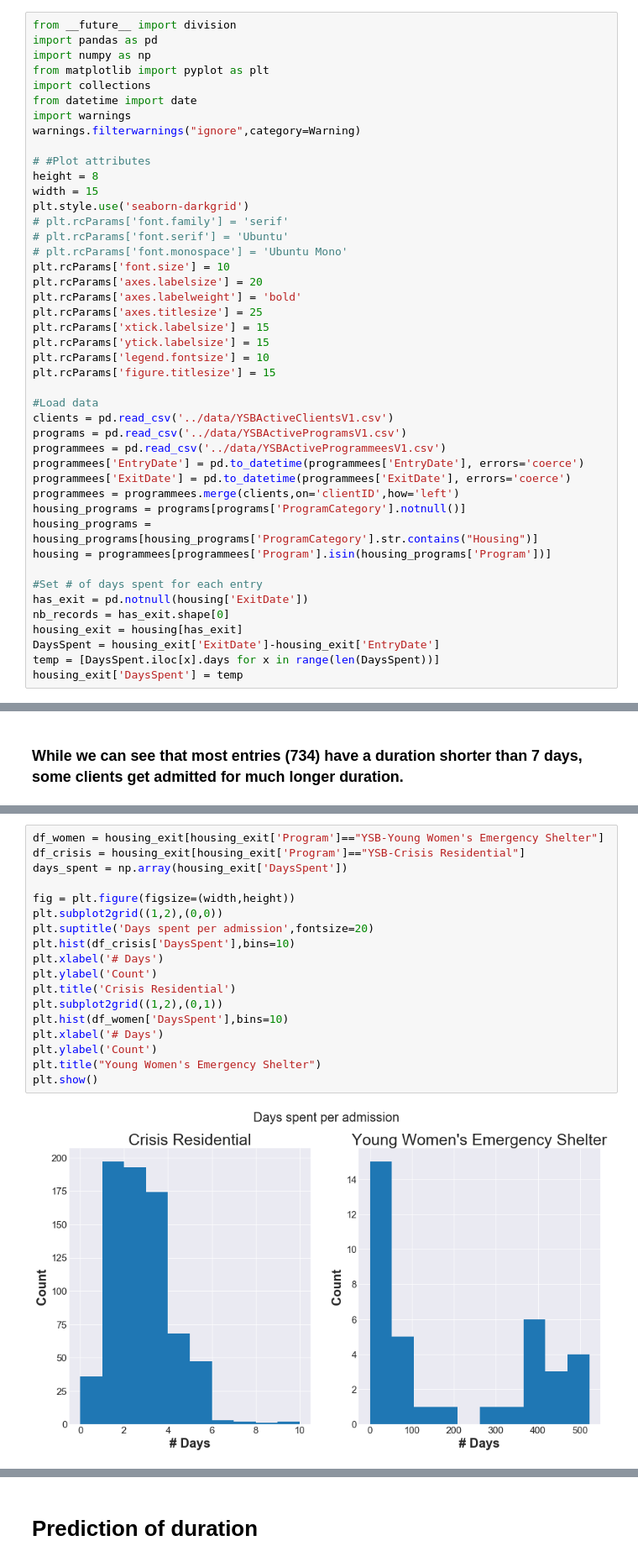
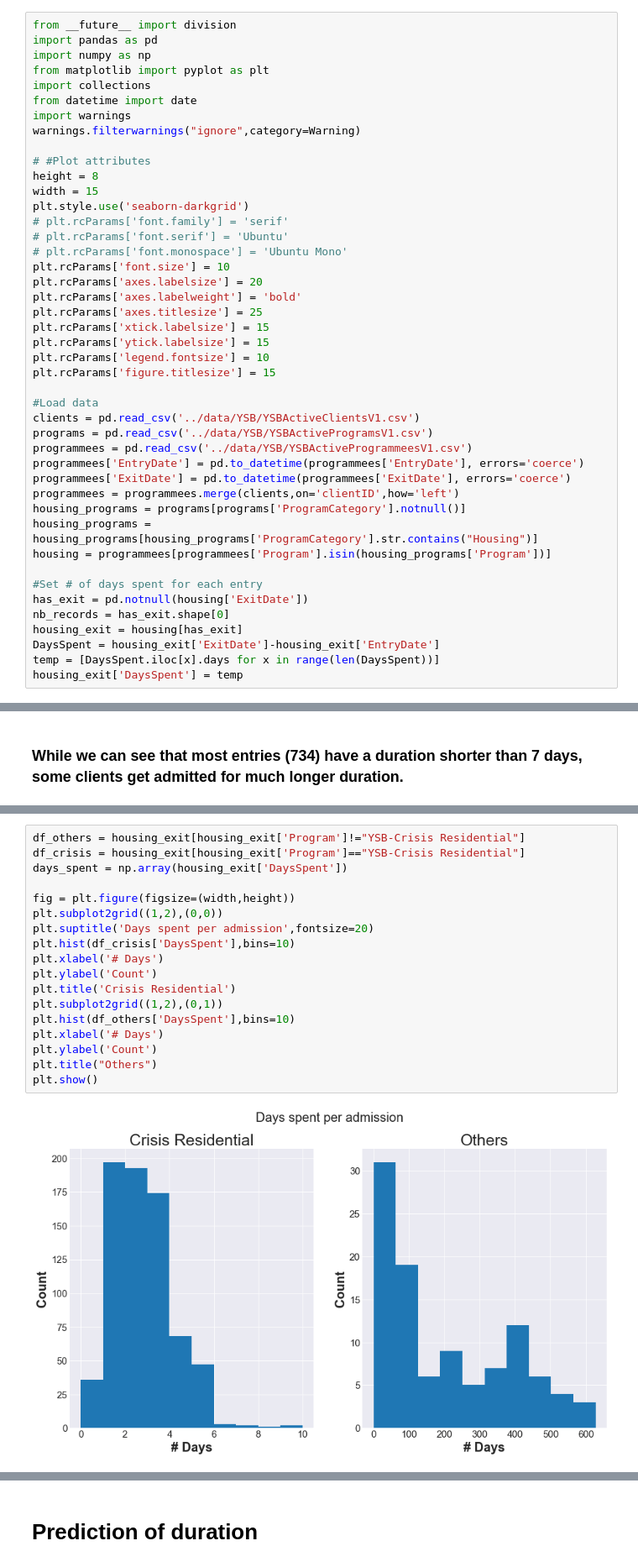
Before and after one commit to lamvin/D4G, a Jupyter notebook: Housing_analysis.ipynb, the cells around one changed output, grey strips where cells are left out. Shown: that part at 84% size. Saved outputs shown, nothing was run; the diff lists cells and outputs as text.

Commit message:
Added some analysis on all housing programs excluding Crisis Residential

```diff
--- a/Housing_analysis.ipynb
+++ b/Housing_analysis.ipynb
@@ -31,9 +31,9 @@ plt.rcParams['legend.fontsize'] = 10
 plt.rcParams['figure.titlesize'] = 15
 
 #Load data
-clients = pd.read_csv('../data/YSBActiveClientsV1.csv')
-programs = pd.read_csv('../data/YSBActiveProgramsV1.csv')
-programmees = pd.read_csv('../data/YSBActiveProgrammeesV1.csv')
+clients = pd.read_csv('../data/YSB/YSBActiveClientsV1.csv')
+programs = pd.read_csv('../data/YSB/YSBActiveProgramsV1.csv')
+programmees = pd.read_csv('../data/YSB/YSBActiveProgrammeesV1.csv')
 programmees['EntryDate'] = pd.to_datetime(programmees['EntryDate'], errors='coerce')
 programmees['ExitDate'] = pd.to_datetime(programmees['ExitDate'], errors='coerce')
 programmees = programmees.merge(clients,on='clientID',how='left')
@@ -174,20 +176,20 @@ plt.show()
 # %%
-df_women = housing_exit[housing_exit['Program']=="YSB-Young Women's Emergency Shelter"]
+df_others = housing_exit[housing_exit['Program']!="YSB-Crisis Residential"]
 df_crisis = housing_exit[housing_exit['Program']=="YSB-Crisis Residential"]
 days_spent = np.array(housing_exit['DaysSpent'])
 
 fig = plt.figure(figsize=(width,height))
 plt.subplot2grid((1,2),(0,0))
 plt.suptitle('Days spent per admission',fontsize=20)
 plt.hist(df_crisis['DaysSpent'],bins=10)
 plt.xlabel('# Days')
 plt.ylabel('Count')
 plt.title('Crisis Residential')
 plt.subplot2grid((1,2),(0,1))
-plt.hist(df_women['DaysSpent'],bins=10)
+plt.hist(df_others['DaysSpent'],bins=10)
 plt.xlabel('# Days')
 plt.ylabel('Count')
-plt.title("Young Women's Emergency Shelter")
+plt.title("Others")
 plt.show()
 # %% [output]
-[figure, old version]
+[figure, new version]
```
Also changed, not shown: parts of 8 cells of this notebook.
